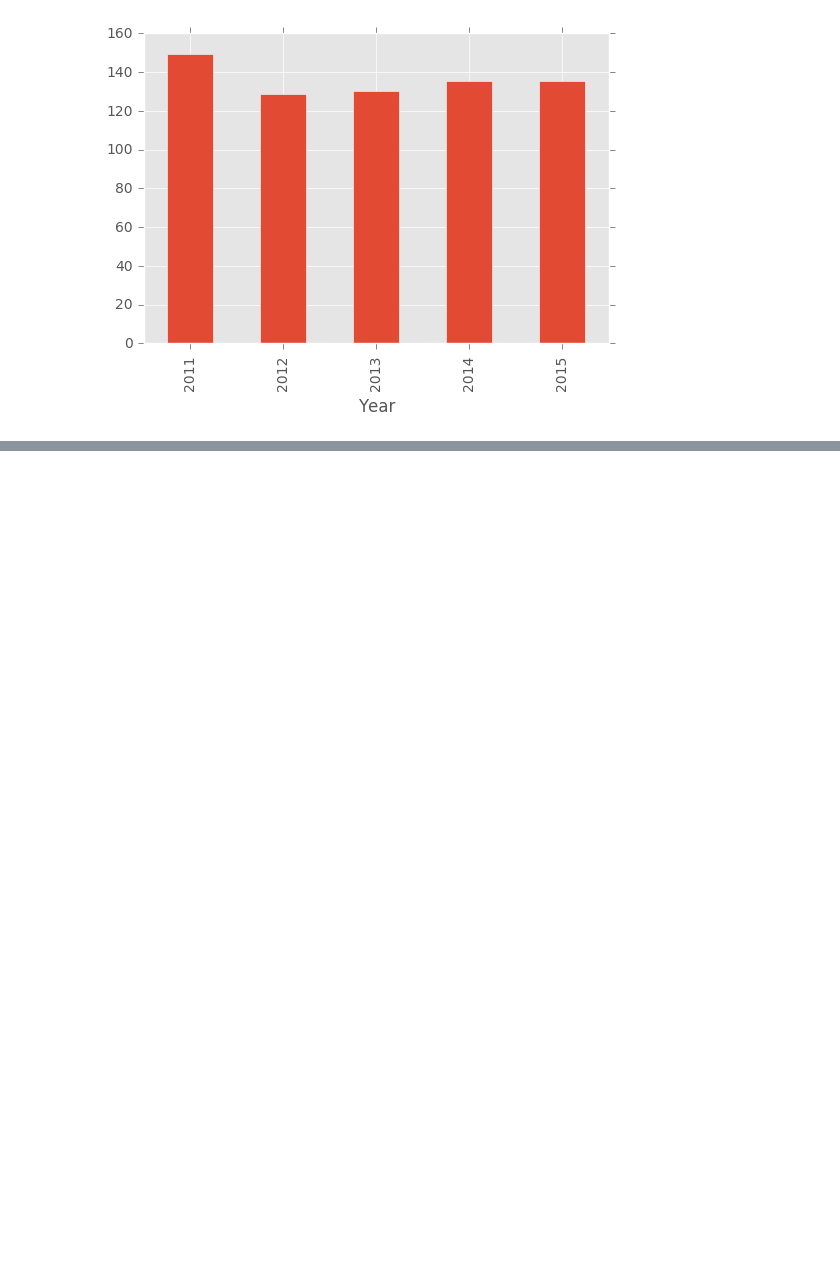
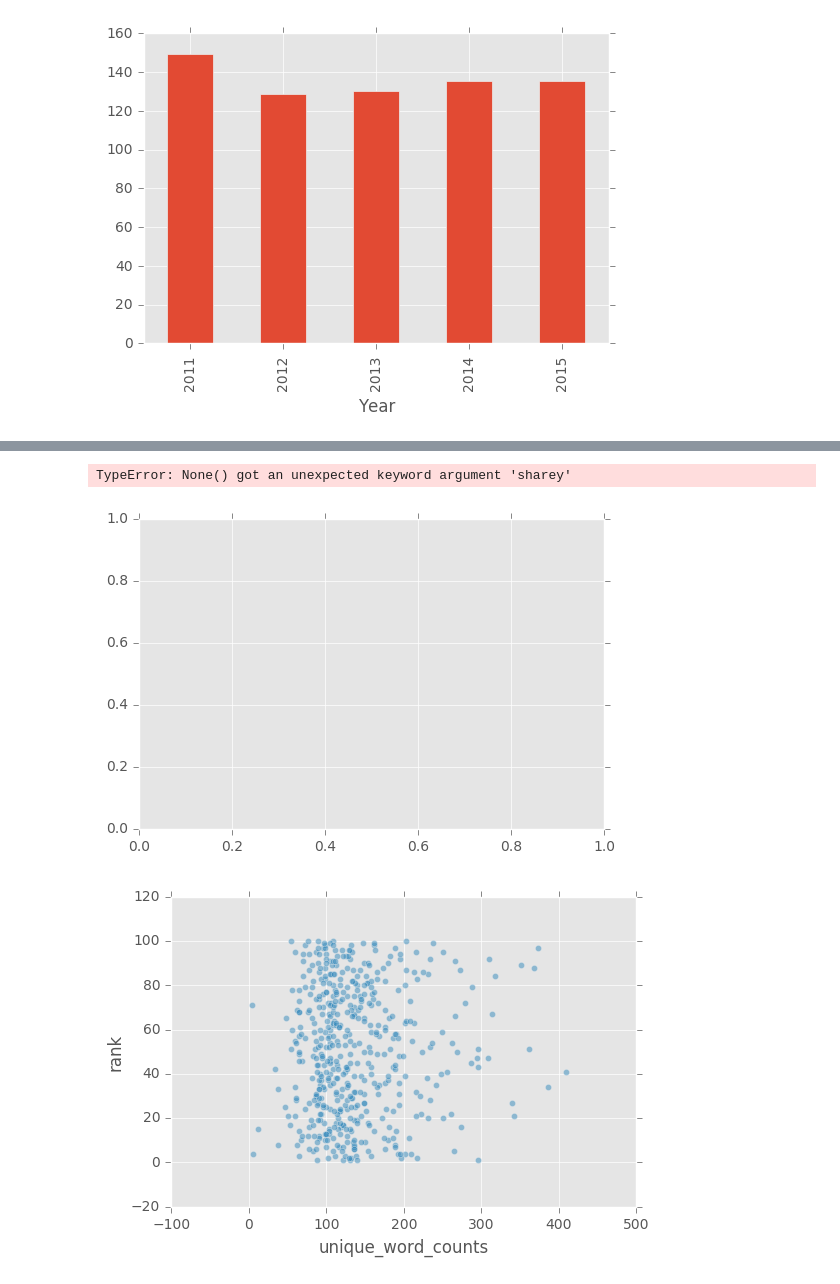
Before and after one commit to furoape/SYD_DAT_6, a Jupyter notebook: Project/Lyric Analyzer.ipynb, the cells around one changed output, grey strips where cells are left out. Drawn from its saved outputs; the diff is of its cells as text; code cells hidden in the pictures; blank space fills up the shorter version.

```diff
--- a/Project/Lyric Analyzer.ipynb
+++ b/Project/Lyric Analyzer.ipynb
@@ -41,0 +63,13 @@ plt.show()
+# %%
+songlist.unique_word_counts.hist(by=songlist.Year, sharex=True, sharey=True)
+plt.suptitle('Unique Word Count Histograms')
+plt.show()
+plt.savefig('Unique Word Count Histograms.png')
+# %% [output]
+TypeError: None() got an unexpected keyword argument 'sharey'
+# %%
+songlist.plot(kind='scatter', x='unique_word_counts', y='rank', alpha=0.5)
+plt.show()
+# %% [output]
+[figure, added]
+[figure, added]
```
Also changed, not shown: parts of 3 cells of this notebook, 5 other files.
